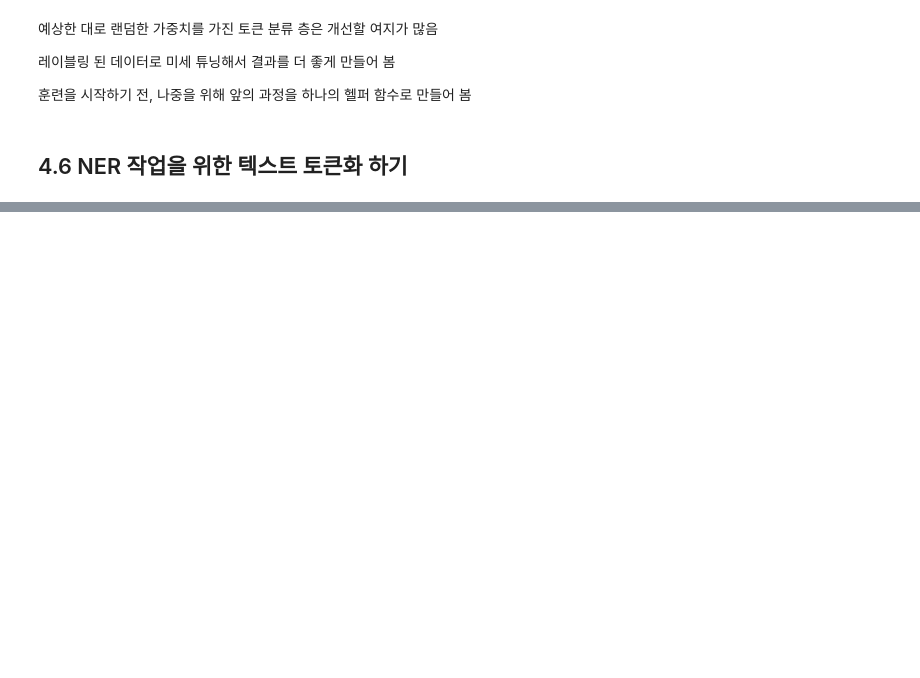
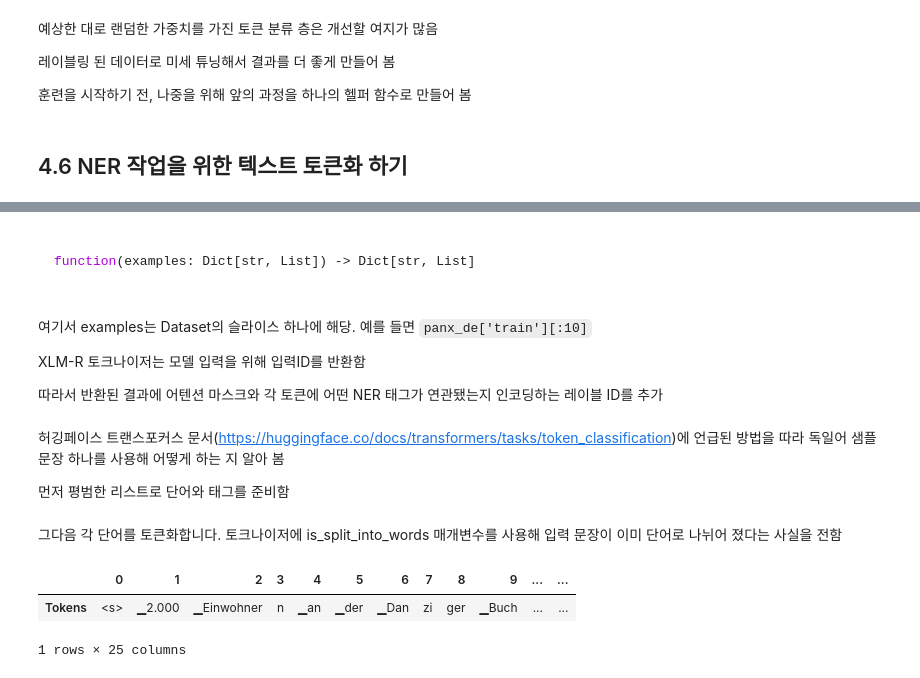
Before and after one commit to breadho/Transformers, a Jupyter notebook: 4장.ipynb, the cells around one changed output, grey strips where cells are left out. Cells and saved outputs as stored; diff of their text form; code cells hidden in the pictures; blank space fills up the shorter version.

````diff
--- a/4장.ipynb
+++ b/4장.ipynb
@@ -718,0 +738,16 @@ def tag_text(text, tags, model, tokenizer):
+# %% [markdown]
+```python
+
+function(examples: Dict[str, List]) -> Dict[str, List]
+
+```
+# %% [markdown]
+여기서 examples는 Dataset의 슬라이스 하나에 해당. 예를 들면 `panx_de['train'][:10]`
+
+XLM-R 토크나이저는 모델 입력을 위해 입력ID를 반환함
+
+따라서 반환된 결과에 어텐션 마스크와 각 토큰에 어떤 NER 태그가 연관됐는지 인코딩하는 레이블 ID를 추가
+# %% [markdown]
+허깅페이스 트랜스포커스 문서(https://huggingface.co/docs/transformers/tasks/token_classification)에 언급된 방법을 따라 독일어 샘플 문장 하나를 사용해 어떻게 하는 지 알아 봄
+
+먼저 평범한 리스트로 단어와 태그를 준비함
@@ -718,0 +756,10 @@ def tag_text(text, tags, model, tokenizer):
+# %% [markdown]
+그다음 각 단어를 토큰화합니다. 토크나이저에 is_split_into_words 매개변수를 사용해 입력 문장이 이미 단어로 나뉘어 졌다는 사실을 전함
+# %%
+tokenized_input = xlmr_tokenizer(de_example["tokens"], is_split_into_words = True)
+tokens = xlmr_tokenizer.convert_ids_to_tokens(tokenized_input["input_ids"])
+pd.DataFrame([tokens], index = ["Tokens"])
+# %% [output]
+|  | 0 | 1 | 2 | 3 | 4 | 5 | 6 | 7 | 8 | 9 | ... | ... |
+| Tokens | <s> | ▁2.000 | ▁Einwohner | n | ▁an | ▁der | ▁Dan | zi | ger | ▁Buch | ... | ... |
+1 rows × 25 columns
````
Also changed, not shown: parts of 23 cells of this notebook.
